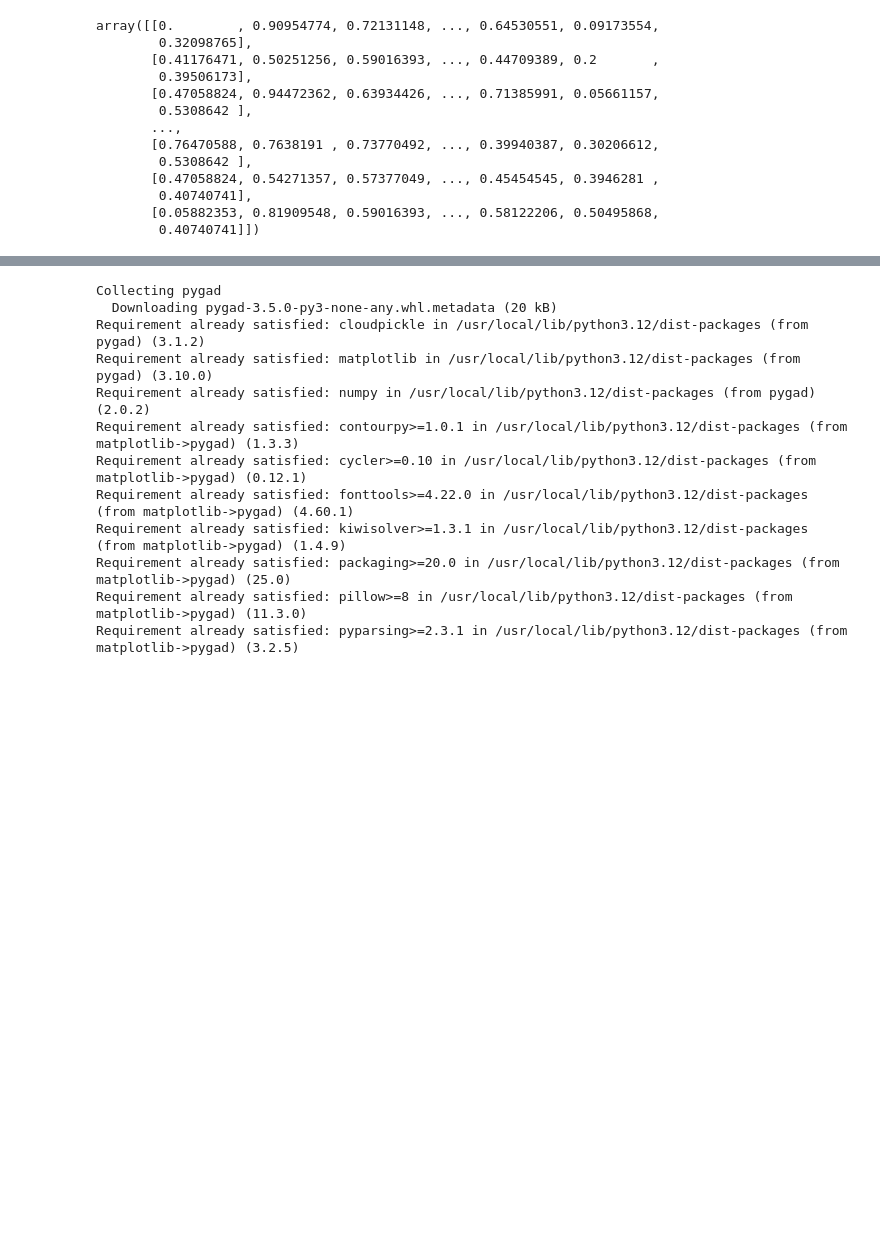
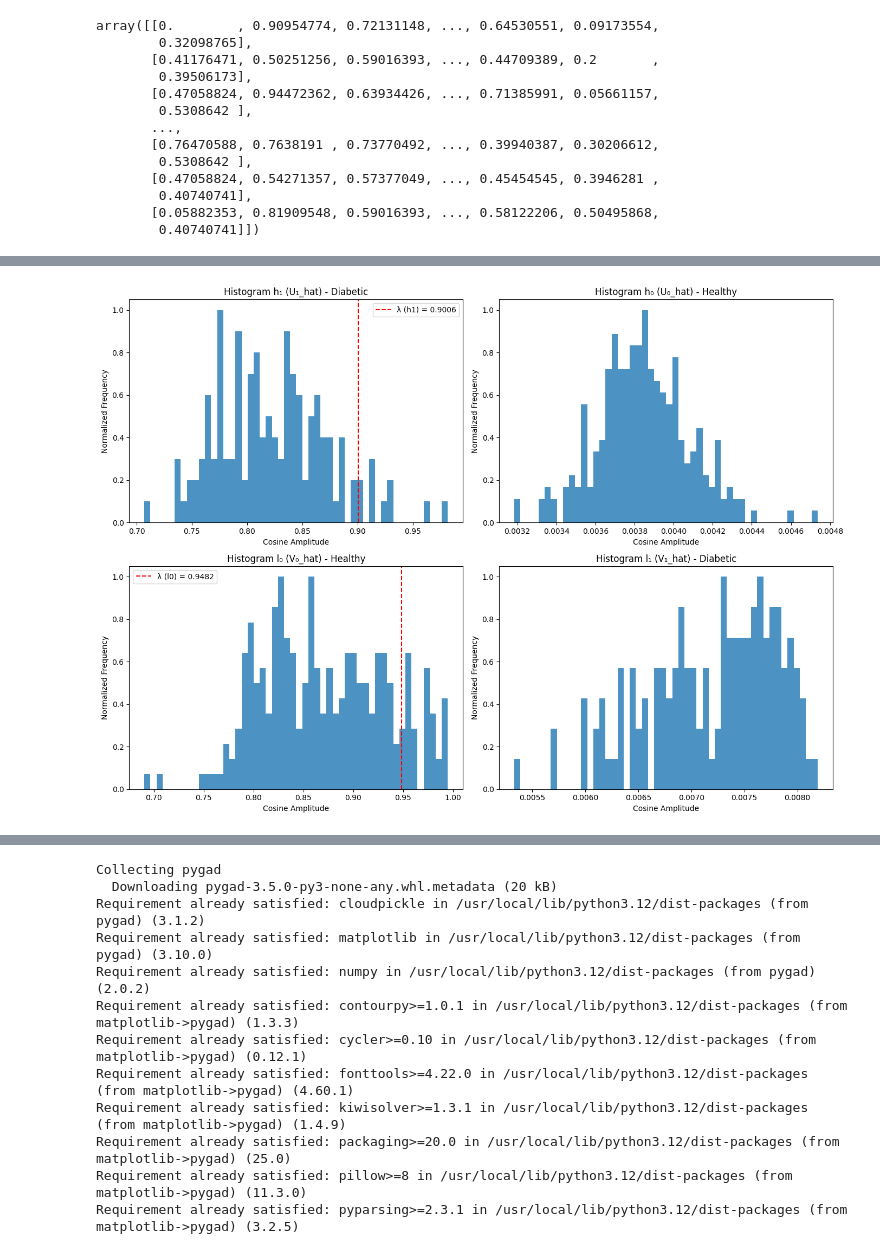
Before and after one commit to ankitsunil530/Fuzzy-Project, a Jupyter notebook: code/code.ipynb, the cells around one changed output, grey strips where cells are left out. Saved outputs shown, nothing was run; the diff lists cells and outputs as text; code cells hidden in the pictures; blank space fills up the shorter version.

```diff
--- a/code/code.ipynb
+++ b/code/code.ipynb
@@ -76,0 +209,45 @@ array([[0.        , 0.90954774, 0.72131148, ..., 0.64530551, 0.09173554,
+# %%
+# ==========================================================
+# Visualization 1: Histogram Fuzzy Sets
+# ==========================================================
+
+plt.figure(figsize=(14,10))
+
+# h1 (U1_hat - diabetic)
+plt.subplot(2,2,1)
+plt.bar(cent_U1, hist_U1, width=(cent_U1[1]-cent_U1[0]), alpha=0.8)
+plt.axvline(lam_h1, color='red', linestyle='--', label=f"λ (h1) = {lam_h1:.4f}")
+plt.title("Histogram h₁ (U₁_hat) - Diabetic")
+plt.xlabel("Cosine Amplitude")
+plt.ylabel("Normalized Frequency")
+plt.legend()
+
+# h0 (U0_hat - healthy)
+cent_U0, hist_U0 = fuzzy_hist(U0_hat)
+plt.subplot(2,2,2)
+plt.bar(cent_U0, hist_U0, width=(cent_U0[1]-cent_U0[0]), alpha=0.8)
+plt.title("Histogram h₀ (U₀_hat) - Healthy")
+plt.xlabel("Cosine Amplitude")
+plt.ylabel("Normalized Frequency")
+
+# l0 (V0_hat - healthy)
+plt.subplot(2,2,3)
+plt.bar(cent_V0, hist_V0, width=(cent_V0[1]-cent_V0[0]), alpha=0.8)
+plt.axvline(lam_l0, color='red', linestyle='--', label=f"λ (l0) = {lam_l0:.4f}")
+plt.title("Histogram l₀ (V₀_hat) - Healthy")
+plt.xlabel("Cosine Amplitude")
+plt.ylabel("Normalized Frequency")
+plt.legend()
+
+# l1 (V1_hat - diabetic)
+cent_V1, hist_V1 = fuzzy_hist(V1_hat)
+plt.subplot(2,2,4)
+plt.bar(cent_V1, hist_V1, width=(cent_V1[1]-cent_V1[0]), alpha=0.8)
+plt.title("Histogram l₁ (V₁_hat) - Diabetic")
+plt.xlabel("Cosine Amplitude")
+plt.ylabel("Normalized Frequency")
+
+plt.tight_layout()
+plt.show()
+# %% [output]
+[figure, added]
```
Also changed, not shown: parts of 16 cells of this notebook.
